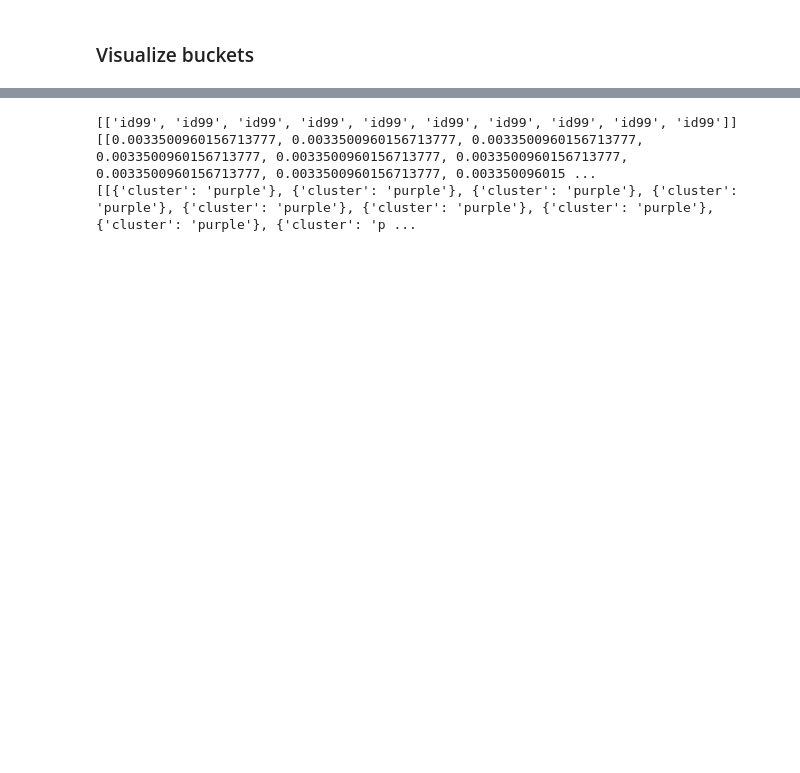
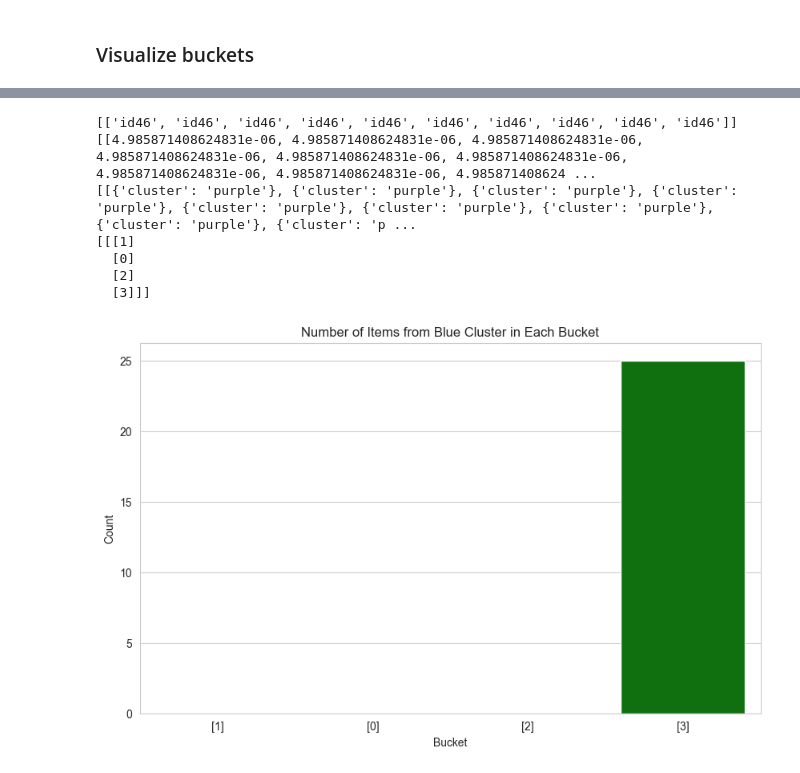
Before and after one commit to Zovi343/lvd, a Jupyter notebook: lmi_examples/query_synthetic.ipynb, the cells around one changed output, grey strips where cells are left out. Saved outputs shown, nothing was run; the diff lists cells and outputs as text; code cells hidden in the pictures; blank space fills up the shorter version.

```diff
--- a/lmi_examples/query_synthetic.ipynb
+++ b/lmi_examples/query_synthetic.ipynb
@@ -75,8 +109,7 @@ plt.show()
 # %%
-cluster_color = "purple"
-filter_color = "red"
+filter_color = "green"
 results = collection.query(
-    query_embeddings=list(data[data['cluster'] == 'purple'][['x', 'y']].iloc[0]),
+    query_embeddings=list(query_point),
     include=["metadatas", 'embeddings', 'distances'],
     where={"cluster": filter_color},
     n_results=10,
@@ -89,14 +122,32 @@ results = collection.query(
 print(results['ids'])
 print(results['distances'])
 print(results['metadatas'])
+print(results['bucket_order'])
 # %% [output]
-[['id99', 'id99', 'id99', 'id99', 'id99', 'id99', 'id99', 'id99', 'id99', 'id99']]
-[[0.0033500960156713777, 0.0033500960156713777, 0.0033500960156713777, 0.0033500960156713777, 0.0033500960156713777, 0.0033500960156713777, 0.0033500960156713777, 0.0033500960156713777, 0.003350096015 ...
+[['id46', 'id46', 'id46', 'id46', 'id46', 'id46', 'id46', 'id46', 'id46', 'id46']]
+[[4.985871408624831e-06, 4.985871408624831e-06, 4.985871408624831e-06, 4.985871408624831e-06, 4.985871408624831e-06, 4.985871408624831e-06, 4.985871408624831e-06, 4.985871408624831e-06, 4.985871408624 ...
 [[{'cluster': 'purple'}, {'cluster': 'purple'}, {'cluster': 'purple'}, {'cluster': 'purple'}, {'cluster': 'purple'}, {'cluster': 'purple'}, {'cluster': 'purple'}, {'cluster': 'purple'}, {'cluster': 'p ...
+[[[1]
+  [0]
+  [2]
+  [3]]]
 # %%
-bucket_order = results['bucket_order'][0]
-cluster_specific_counts = bucket_cluster_counts[cluster_color]
-order_labels = [''.join(map(str, bucket)) for bucket in bucket_order]
+bucket_order = results['bucket_order'][0]  # Adjust according to where bucket_order comes from
+order_labels = [str(list(bucket)) for bucket in bucket_order]  # Convert to string with brackets
 
+# Extract the counts for the specified color
+cluster_specific_counts = bucket_cluster_counts[filter_color]
+
+# Reindex the bucket counts according to the specified order
 ordered_counts = cluster_specific_counts.reindex(order_labels, fill_value=0).reset_index()
 ordered_counts.columns = ['bucket', 'count']
+
+# Create the bar plot
+plt.figure(figsize=(10, 6))
+sns.barplot(data=ordered_counts, x='bucket', y='count', color=filter_color)
+plt.title('Number of Items from Blue Cluster in Each Bucket')
+plt.xlabel('Bucket')
+plt.ylabel('Count')
+plt.show()
+# %% [output]
+[figure, added]
```
Also changed, not shown: parts of 9 cells of this notebook, 8 other files.
